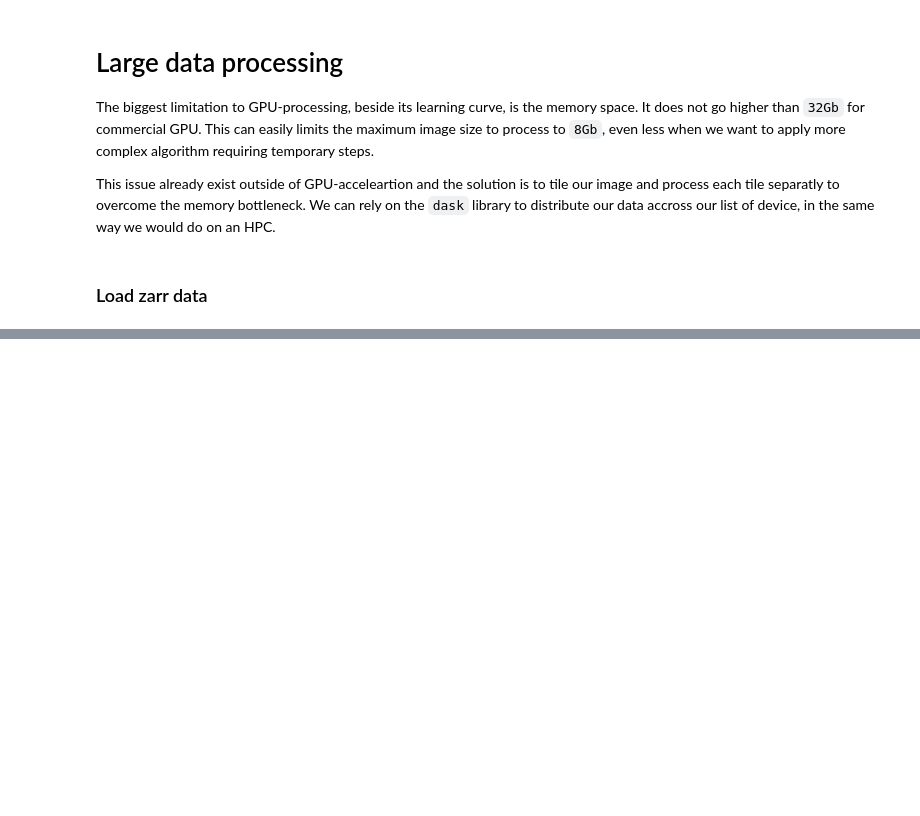
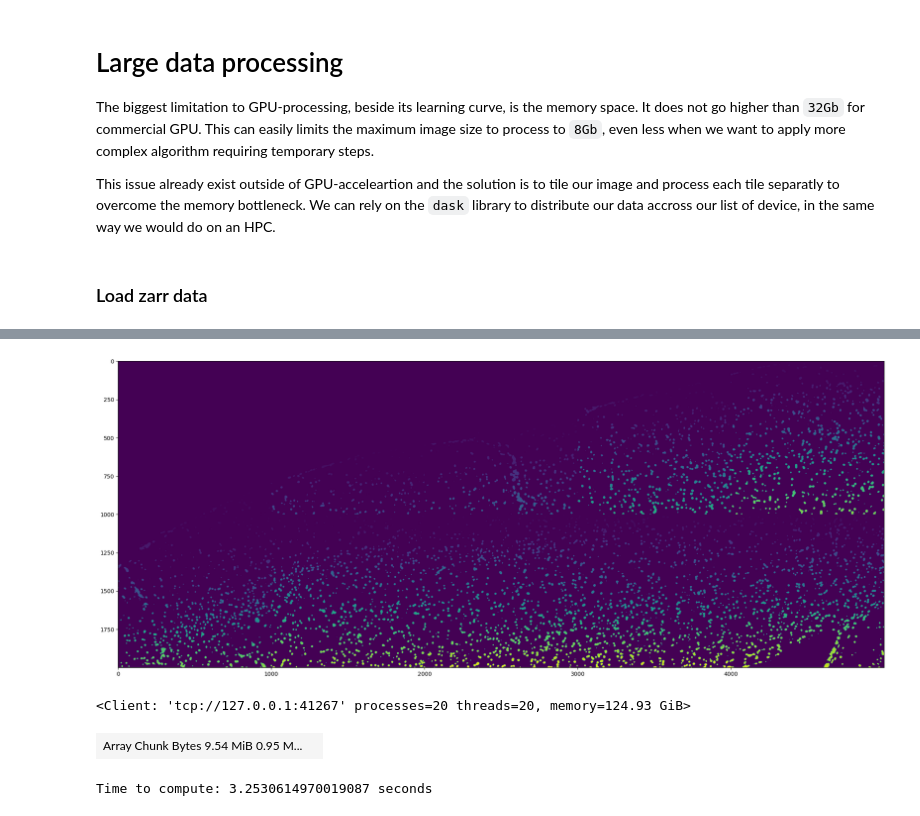
Before and after one commit to Image-Analysis-Hub/Pasteur-BioImage-Analysis-Course-2025, a Jupyter notebook: Analyst/Day5/4_multi-gpu_tile_processing.ipynb, the cells around one changed output, grey strips where cells are left out. Saved outputs shown, nothing was run; the diff lists cells and outputs as text; code cells hidden in the pictures; blank space fills up the shorter version.

```diff
--- a/Analyst/Day5/4_multi-gpu_tile_processing.ipynb
+++ b/Analyst/Day5/4_multi-gpu_tile_processing.ipynb
@@ -100,0 +102,17 @@ plt.show()
+# %%
+def cp_operation(image):
+    # fetch the device associate to the worker
+    worker = dd.get_worker()
+    gpu_index = worker_dev_map[worker.address]
+    xp.cuda.runtime.setDevice(gpu_index)
+
+    # run processing on the worker device
+    img_dev = xp.asarray(image)
+    bged = xdi.white_tophat(img_dev, footprint=xp.ones((30, 30)))
+    blurred = xdi.gaussian_filter(bged, sigma=3.0)
+    thresholded = blurred > threshold_otsu(blurred.get())
+    labels, _ = xdi.label(thresholded)
+
+
+    # return the results as numpy array
+    return labels.get()
@@ -100,0 +131,6 @@ plt.show()
+# %%
+fig, axs = plt.subplots(1, 1, figsize=(30, 10))
+axs.imshow(processed_image, cmap='viridis')
+plt.show()
+# %% [output]
+[figure, added]
@@ -100,0 +149,20 @@ plt.show()
+# %%
+client.close()
+cluster.close()
+
+cluster = dd.LocalCluster(n_workers=20, threads_per_worker=1)
+client = dd.Client(cluster)
+print(client)
+
+processed_image = da.map_overlap(sk_operation, darray[1], dtype=darray.dtype)
+processed_image
+# %% [output]
+<Client: 'tcp://127.0.0.1:41267' processes=20 threads=20, memory=124.93 GiB>
+| Array Chunk Bytes 9.54 MiB 0.95 M... |  |
+# %%
+start = timeit.default_timer()
+result = processed_image.compute()
+end = timeit.default_timer()
+print(f"Time to compute: {end - start} seconds")
+# %% [output]
+Time to compute: 3.2530614970019087 seconds
```
Also changed, not shown: parts of 16 cells of this notebook, 9 other files.
